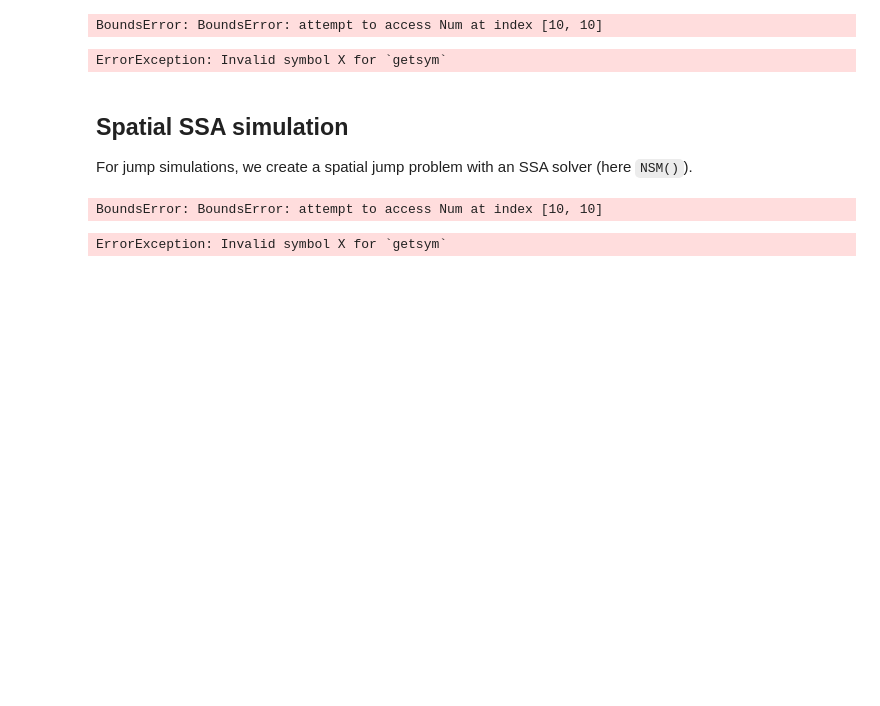
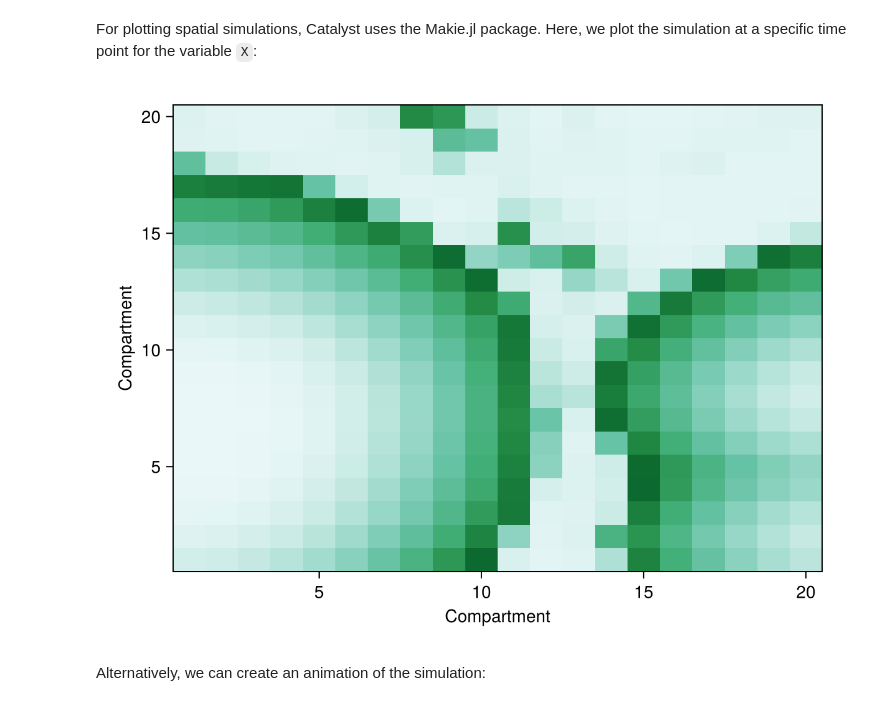
Before and after one commit to TorkelE/BonnBiomathWorkshop2026, a Jupyter notebook: part_4___spatial_modelling.ipynb, the cells around one changed output. Drawn from its saved outputs; the diff is of its cells as text; code cells hidden in the pictures; blank space fills up the shorter version.

```diff
--- a/part_4___spatial_modelling.ipynb
+++ b/part_4___spatial_modelling.ipynb
@@ -12,14 +12,12 @@ using Catalyst, OrdinaryDiffEq, CairoMakie, JumpProcesses
 # %%
-using Catalyst, OrdinaryDiffEq, JumpProcesses, Plots
-
+using Catalyst
 brusselator = @reaction_network begin
     A, 0 --> X
     1, 2X + Y --> 3X
     B, X --> Y
     1, X --> 0
 end
-
 tr = @transport_reaction D X
 lattice = CartesianGrid((20, 20))
-dsrs = DiscreteSpaceReactionSystem(brusselator, [tr], lattice)
+spatial_brusselator = DiscreteSpaceReactionSystem(brusselator, [tr], lattice)
 # %% [output]
@@ -38,52 +38,13 @@ Here `X` starts with heterogeneous values across the grid, while `Y` starts unif
 # %%
 u0 = [:X => 10 .* rand(20, 20), :Y => 5.0]
 ps = [:A => 1.0, :B => 4.0, :D => 0.2]
-
-ode_prob = ODEProblem(dsrs, u0, (0.0, 50.0), ps)
-ode_sol = solve(ode_prob, QNDF(); saveat = 0.5)
-
-plot(ode_sol; idxs = dsrs.X[10, 10], xlabel = "t", ylabel = "X", title = "X at lattice site (10,10)")
+spat_prob = ODEProblem(spatial_brusselator, u0, (0.0, 50.0), ps)
+spat_sol = solve(spat_prob);
-# %% [output]
-BoundsError: BoundsError: attempt to access Num at index [10, 10]
-# %%
-heatmap(
-    ode_sol[:X][end];
-    xlabel = "i",
-    ylabel = "j",
-    title = "Final X profile (ODE)",
-    colorbar_title = "X",
-)
-# %% [output]
-ErrorException: Invalid symbol X for `getsym`
-# %% [markdown]
-## Spatial SSA simulation
-
-For jump simulations, we create a spatial jump problem with an SSA solver (here `NSM()`).
-# %%
-u0_jump = [:X => rand(1:10, 20, 20), :Y => 5]
-ps_jump = [:A => 0.1, :B => 2.0, :D => 0.05]
-
-jump_prob = JumpProblem(
-    dsrs,
-    u0_jump,
-    (0.0, 30.0),
-    ps_jump,
-    NSM();
-    save_positions = (false, false),
-)
-
-jump_sol = solve(jump_prob, SSAStepper(); saveat = 0.2)
-
-plot(jump_sol; idxs = dsrs.X[10, 10], xlabel = "t", ylabel = "X", title = "X at lattice site (10,10), jump")
-# %% [output]
-BoundsError: BoundsError: attempt to access Num at index [10, 10]
-# %%
-heatmap(
-    jump_sol[:X][end];
-    xlabel = "i",
-    ylabel = "j",
-    title = "Final X profile (jump)",
-    colorbar_title = "X",
-)
-# %% [output]
-ErrorException: Invalid symbol X for `getsym`
+# %% [markdown]
+For plotting spatial simulations, Catalyst uses the Makie.jl package. Here, we plot the simulation at a specific time point for the variable `X`:
+# %%
+dspace_plot(spat_sol, :X, spatial_brusselator; t = 16.0)
+# %% [output]
+[figure, added]
+# %% [markdown]
+Alternatively, we can create an animation of the simulation:
```
Also changed, not shown: parts of 14 cells of this notebook, 3 other files.
